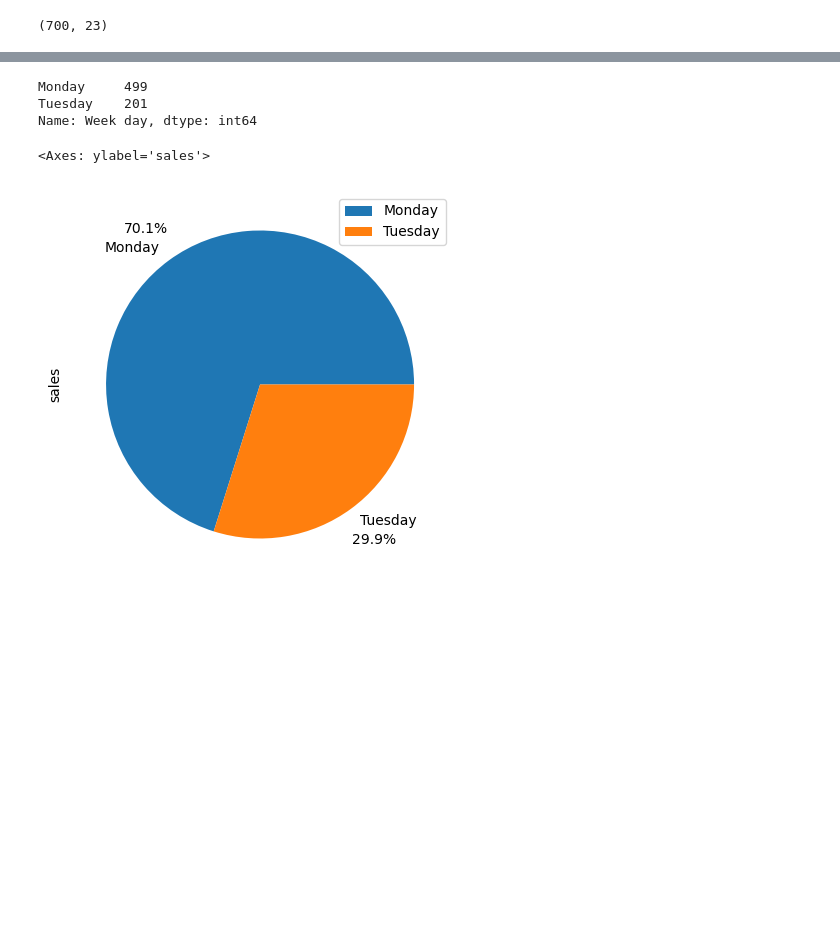
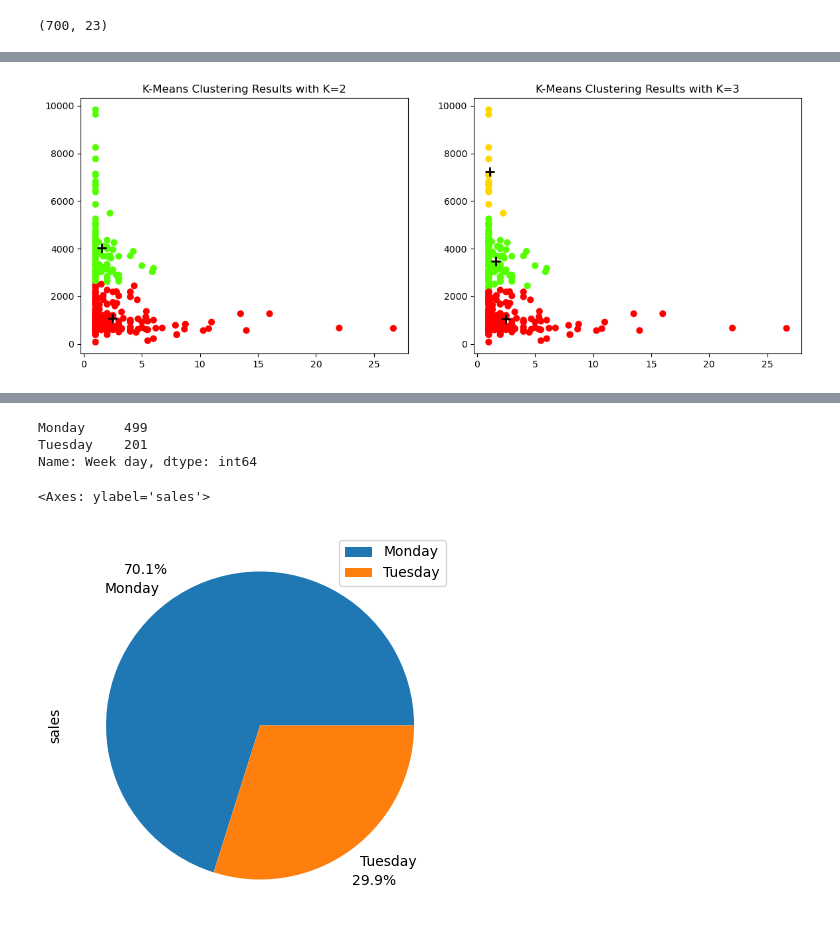
Before and after one commit to drica-monteiro/my_repository, a Jupyter notebook: sales_weekday.ipynb, the cells around one changed output, grey strips where cells are left out. Cells and saved outputs as stored; diff of their text form; code cells hidden in the pictures; blank space fills up the shorter version.

```diff
--- a/sales_weekday.ipynb
+++ b/sales_weekday.ipynb
@@ -25,0 +142,13 @@ df.head(2)
+# %%
+fig, (ax1, ax2) = plt.subplots(1,2, figsize=(14,5))
+
+ax1.scatter(X.iloc[:,0], X.iloc[:,1], s=40, c=km_2.labels_, cmap=plt.cm.prism)
+ax1.set_title('K-Means Clustering Results with K=2')
+ax1.scatter(km_2.cluster_centers_[:,0], km_2.cluster_centers_[:,1], marker='+', s=100, c='k', linewidth=2)
+
+ax2.scatter(X.iloc[:,0], X.iloc[:,1], s=40, c=km_3.labels_, cmap=plt.cm.prism)
+ax2.set_title('K-Means Clustering Results with K=3')
+ax2.scatter(km_3.cluster_centers_[:,0], km_3.cluster_centers_[:,1], marker='+', s=100, c='k', linewidth=2)
+plt.show()
+# %% [output]
+[figure, added]
```
Also changed, not shown: parts of 51 cells of this notebook.
